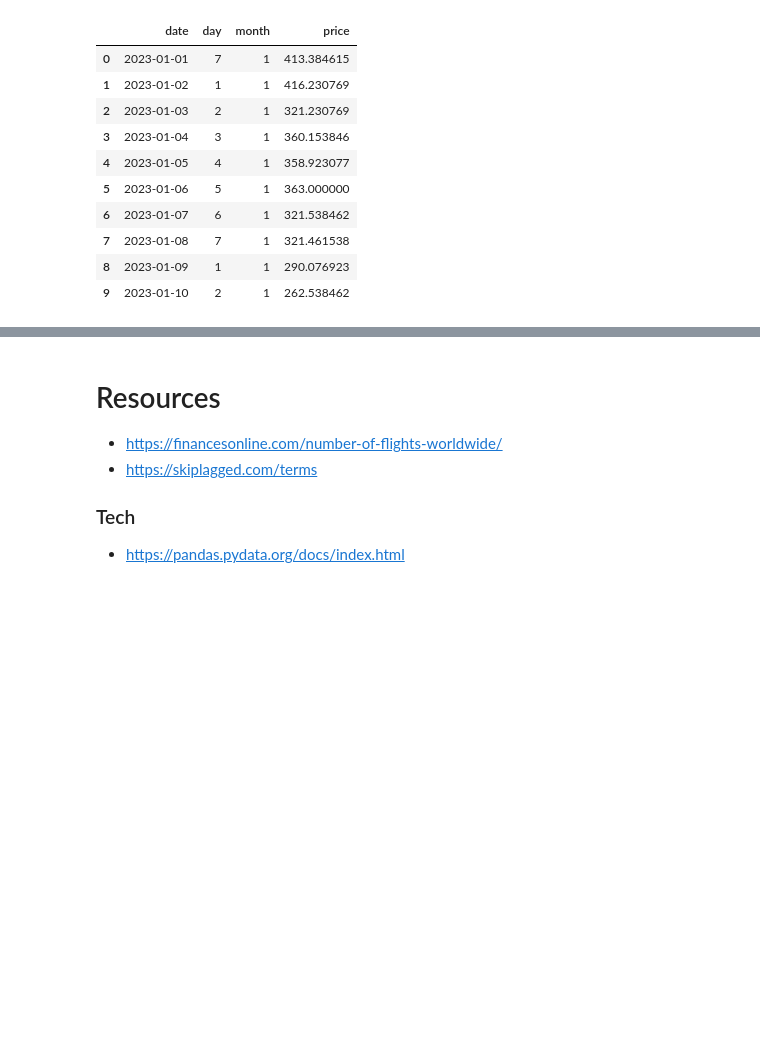
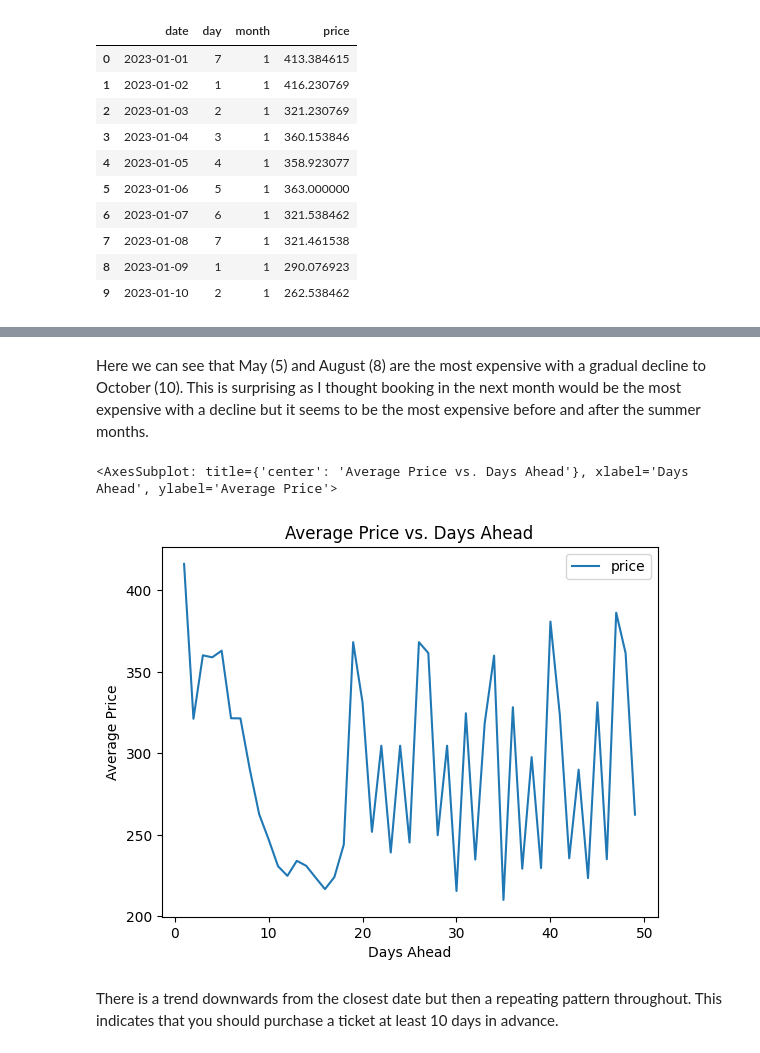
Before and after one commit to billyhawkes/flight-price-research, a Jupyter notebook: report.ipynb, the cells around one changed output, grey strips where cells are left out. Saved outputs shown, nothing was run; the diff lists cells and outputs as text; code cells hidden in the pictures; blank space fills up the shorter version.

```diff
--- a/report.ipynb
+++ b/report.ipynb
@@ -171,9 +175,11 @@ price_by_date[0:181].groupby(['month'])['price'].mean().plot(kind="bar")
-# %% [markdown]
-# Resources
-
--   https://financesonline.com/number-of-flights-worldwide/
-- https://skiplagged.com/terms
-
-### Tech
-
--   https://pandas.pydata.org/docs/index.html
+# %% [markdown]
+Here we can see that May (5) and August (8) are the most expensive with a gradual decline to October (10). This is surprising as I thought booking in the next month would be the most expensive with a decline but it seems to be the most expensive before and after the summer months.
+# %%
+# bar plot by day of week
+price_by_date[1:50].plot(y="price",
+    kind="line", xlabel="Days Ahead", ylabel="Average Price", title="Average Price vs. Days Ahead")
+# %% [output]
+<AxesSubplot: title={'center': 'Average Price vs. Days Ahead'}, xlabel='Days Ahead', ylabel='Average Price'>
+[figure, added]
+# %% [markdown]
+There is a trend downwards from the closest date but then a repeating pattern throughout. This indicates that you should purchase a ticket at least 10 days in advance.
```
Also changed, not shown: parts of 10 cells of this notebook, 2 other files.
